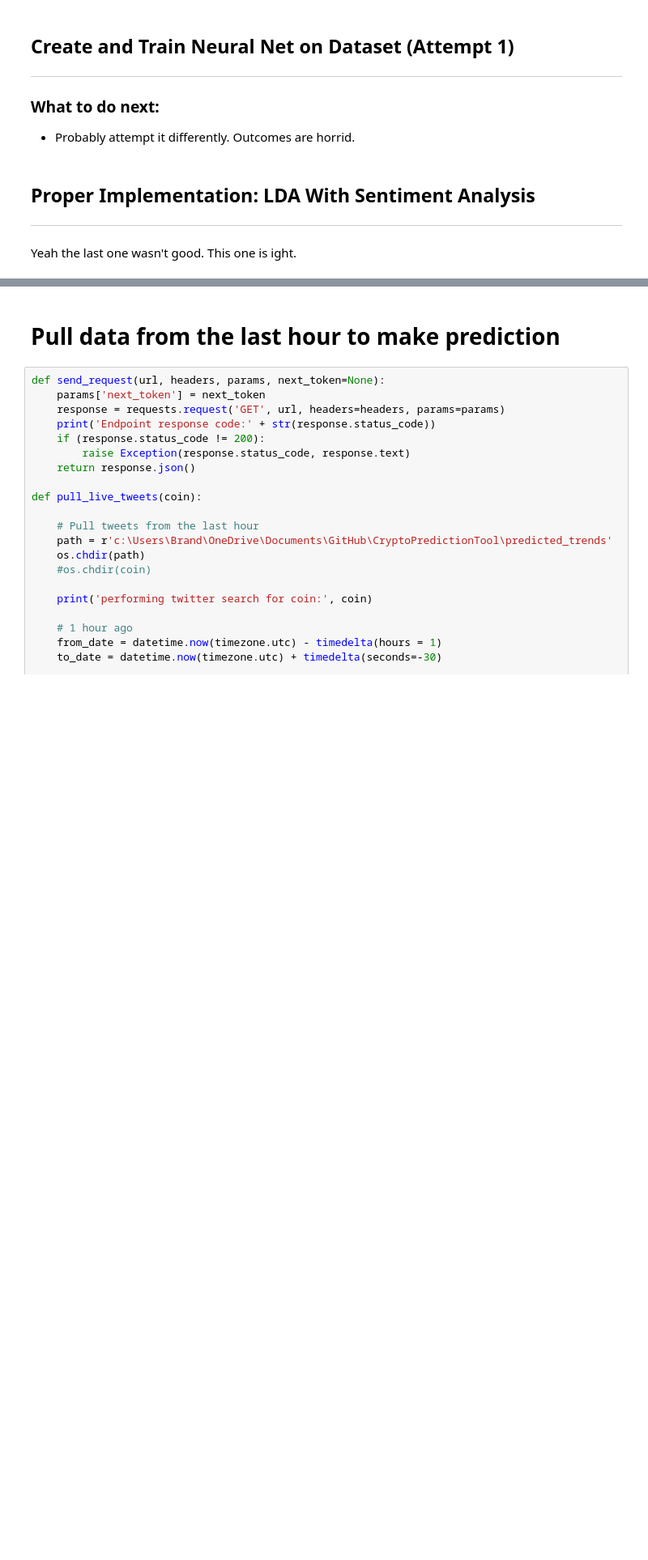
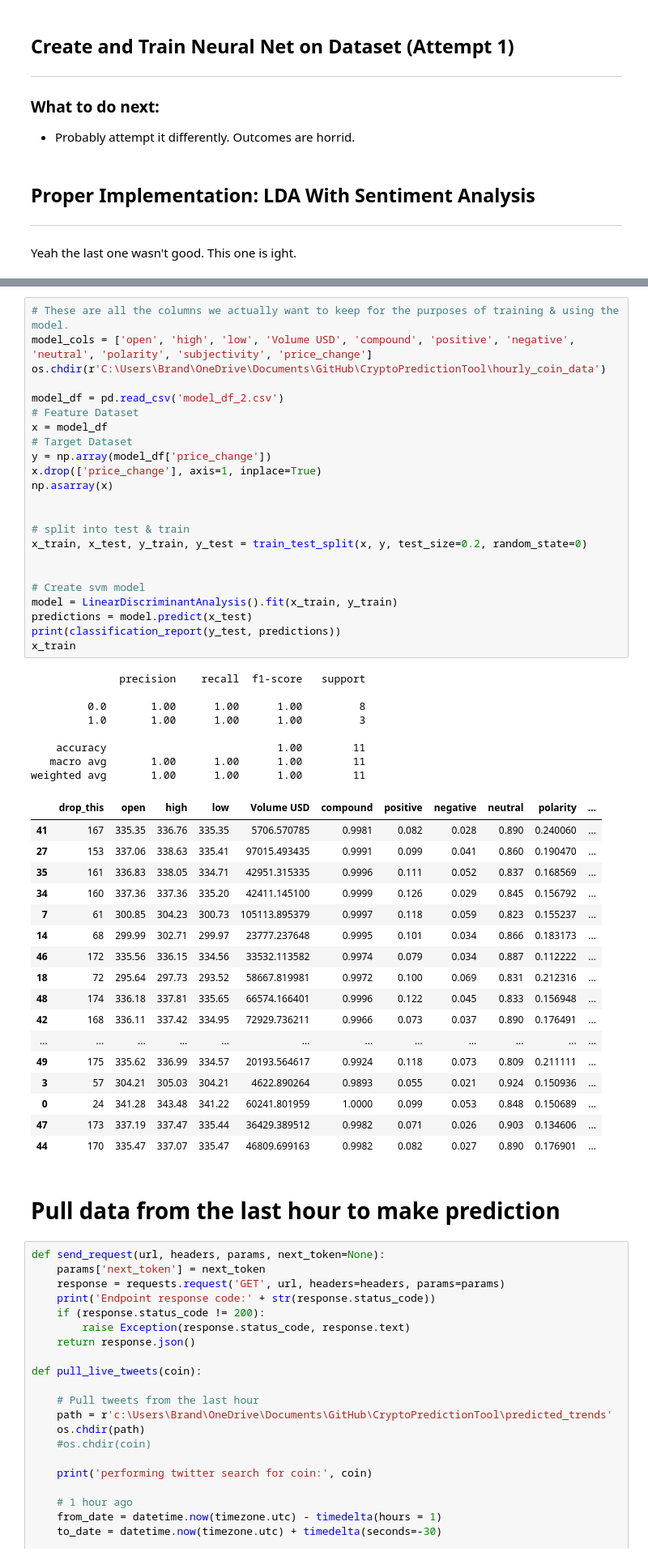
Before and after one commit to BurdickBr/CryptoPredictionTool, a Jupyter notebook: CryptoPredictionTool.ipynb, the cells around one changed output, grey strips where cells are left out. Shown at 81% size. Cells and saved outputs as stored; diff of their text form; blank space fills up the shorter version.

```diff
--- a/CryptoPredictionTool.ipynb
+++ b/CryptoPredictionTool.ipynb
@@ -378,3 +329,52 @@ weighted avg       1.00      1.00      1.00         1
+# %%
+# These are all the columns we actually want to keep for the purposes of training & using the model.
+model_cols = ['open', 'high', 'low', 'Volume USD', 'compound', 'positive', 'negative', 'neutral', 'polarity', 'subjectivity', 'price_change']
+os.chdir(r'C:\Users\Brand\OneDrive\Documents\GitHub\CryptoPredictionTool\hourly_coin_data')
+
+model_df = pd.read_csv('model_df_2.csv')
+# Feature Dataset
+x = model_df
+# Target Dataset
+y = np.array(model_df['price_change'])
+x.drop(['price_change'], axis=1, inplace=True)
+np.asarray(x)
+
+
+# split into test & train
+x_train, x_test, y_train, y_test = train_test_split(x, y, test_size=0.2, random_state=0)
+
+
+# Create svm model
+model = LinearDiscriminantAnalysis().fit(x_train, y_train)
+predictions = model.predict(x_test)
+print(classification_report(y_test, predictions))
+x_train
+# %% [output]
+              precision    recall  f1-score   support
+
+         0.0       1.00      1.00      1.00         8
+         1.0       1.00      1.00      1.00         3
+
+    accuracy                           1.00        11
+   macro avg       1.00      1.00      1.00        11
+weighted avg       1.00      1.00      1.00        11
+|  | drop_this | open | high | low | Volume USD | compound | positive | negative | neutral | polarity | ... |
+| 41 | 167 | 335.35 | 336.76 | 335.35 | 5706.570785 | 0.9981 | 0.082 | 0.028 | 0.890 | 0.240060 | ... |
+| 27 | 153 | 337.06 | 338.63 | 335.41 | 97015.493435 | 0.9991 | 0.099 | 0.041 | 0.860 | 0.190470 | ... |
+| 35 | 161 | 336.83 | 338.05 | 334.71 | 42951.315335 | 0.9996 | 0.111 | 0.052 | 0.837 | 0.168569 | ... |
+| 34 | 160 | 337.36 | 337.36 | 335.20 | 42411.145100 | 0.9999 | 0.126 | 0.029 | 0.845 | 0.156792 | ... |
+| 7 | 61 | 300.85 | 304.23 | 300.73 | 105113.895379 | 0.9997 | 0.118 | 0.059 | 0.823 | 0.155237 | ... |
+| 14 | 68 | 299.99 | 302.71 | 299.97 | 23777.237648 | 0.9995 | 0.101 | 0.034 | 0.866 | 0.183173 | ... |
+| 46 | 172 | 335.56 | 336.15 | 334.56 | 33532.113582 | 0.9974 | 0.079 | 0.034 | 0.887 | 0.112222 | ... |
+| 18 | 72 | 295.64 | 297.73 | 293.52 | 58667.819981 | 0.9972 | 0.100 | 0.069 | 0.831 | 0.212316 | ... |
+| 48 | 174 | 336.18 | 337.81 | 335.65 | 66574.166401 | 0.9996 | 0.122 | 0.045 | 0.833 | 0.156948 | ... |
+| 42 | 168 | 336.11 | 337.42 | 334.95 | 72929.736211 | 0.9966 | 0.073 | 0.037 | 0.890 | 0.176491 | ... |
+| ... | ... | ... | ... | ... | ... | ... | ... | ... | ... | ... | ... |
+| 49 | 175 | 335.62 | 336.99 | 334.57 | 20193.564617 | 0.9924 | 0.118 | 0.073 | 0.809 | 0.211111 | ... |
+| 3 | 57 | 304.21 | 305.03 | 304.21 | 4622.890264 | 0.9893 | 0.055 | 0.021 | 0.924 | 0.150936 | ... |
+| 0 | 24 | 341.28 | 343.48 | 341.22 | 60241.801959 | 1.0000 | 0.099 | 0.053 | 0.848 | 0.150689 | ... |
+| 47 | 173 | 337.19 | 337.47 | 335.44 | 36429.389512 | 0.9982 | 0.071 | 0.026 | 0.903 | 0.134606 | ... |
+| 44 | 170 | 335.47 | 337.07 | 335.47 | 46809.699163 | 0.9982 | 0.082 | 0.027 | 0.890 | 0.176901 | ... |
 # %% [markdown]
 # Pull data from the last hour to make prediction
 # %%
```
Also changed, not shown: parts of 14 cells of this notebook, 16 other files.
